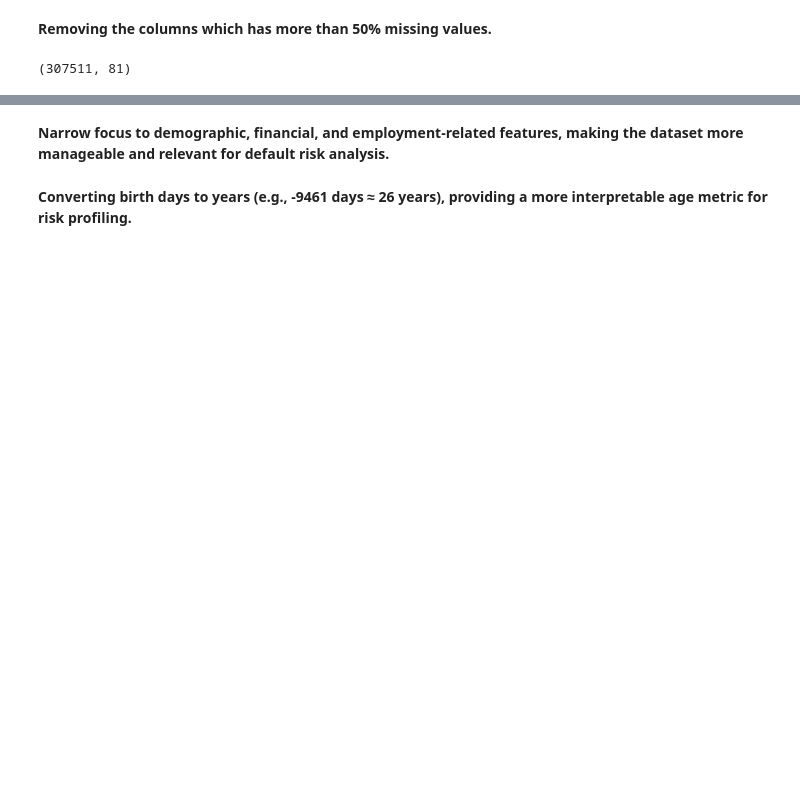
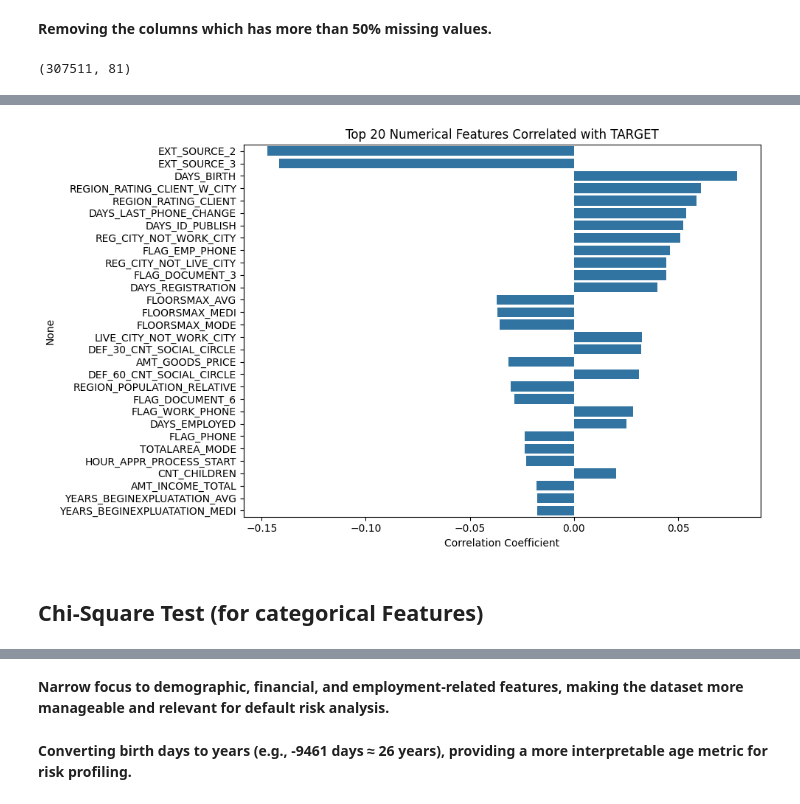
Before and after one commit to atharva3428/home-credit-analysis, a Jupyter notebook: analysis.ipynb, the cells around one changed output, grey strips where cells are left out. Saved outputs shown, nothing was run; the diff lists cells and outputs as text; code cells hidden in the pictures; blank space fills up the shorter version.

Commit message:
Data clean and feature selection updated

```diff
--- a/analysis.ipynb
+++ b/analysis.ipynb
@@ -29,0 +68,15 @@ df.shape
+# %%
+median_cols = [
+    'YEARS_BEGINEXPLUATATION_AVG', 'YEARS_BEGINEXPLUATATION_MEDI', 'YEARS_BEGINEXPLUATATION_MODE',
+    'FLOORSMAX_AVG', 'FLOORSMAX_MEDI', 'FLOORSMAX_MODE',
+    'TOTALAREA_MODE'
+]
+
+for col in median_cols:
+    df[col].fillna(df[col].median(), inplace=True)
+
+df['EMERGENCYSTATE_MODE'].fillna("Unknown", inplace=True)
+# %%
+social_cols = [col for col in df.columns if "SOCIAL_CIRCLE" in col]
+for col in social_cols:
+    df[col].fillna(df[col].median(), inplace=True)
@@ -29,0 +87,4 @@ df.shape
+# %%
+numeric_cols = df.select_dtypes(include=np.number).columns.tolist()
+numeric_cols.remove('SK_ID_CURR')
+numeric_cols.remove('TARGET')
@@ -29,0 +112,3 @@ df.shape
+# %%
+coorelations_spearman = df[numeric_cols].corrwith(df['TARGET'],method='spearman').sort_values(key=abs,ascending=False)
+coorelations_spearman.head(25)
@@ -29,0 +133,11 @@ df.shape
+# %%
+plt.figure(figsize=(10, 6))
+sns.barplot(x=coorelations_spearman.head(30).values, y=coorelations_spearman.head(30).index)
+plt.title("Top 20 Numerical Features Correlated with TARGET")
+plt.xlabel("Correlation Coefficient")
+plt.tight_layout()
+plt.show()
+# %% [output]
+[figure, added]
+# %% [markdown]
+## Chi-Square Test (for categorical Features)
```
Also changed, not shown: parts of 26 cells of this notebook.
